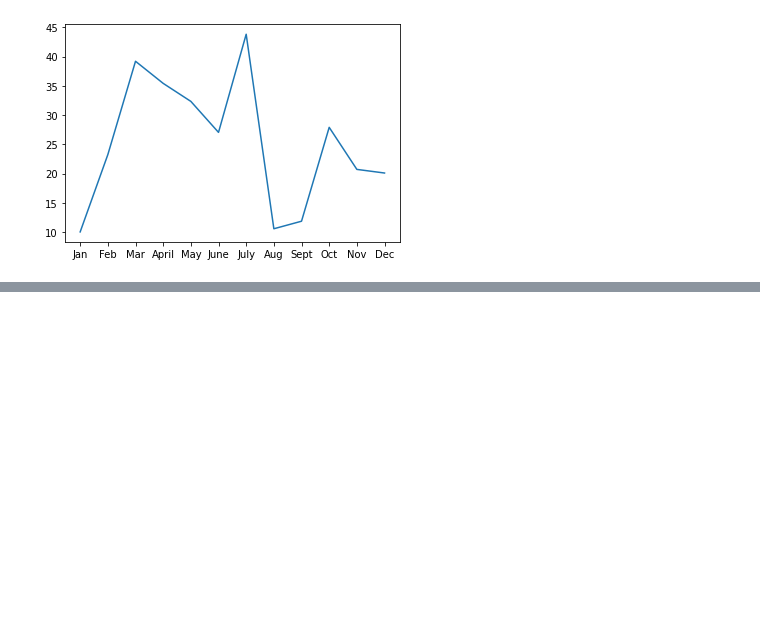
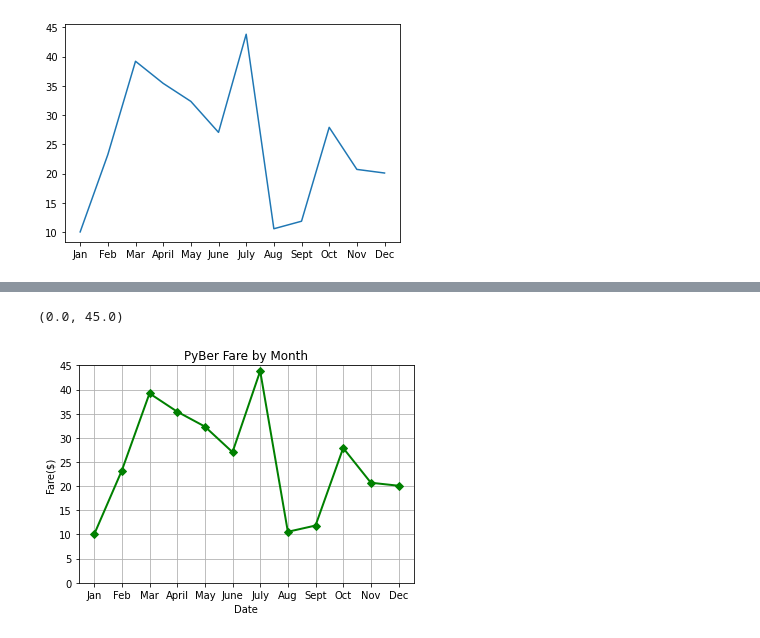
Before and after one commit to a-lau-gonza/challenge-5-PyBer_Analysis, a Jupyter notebook: matplotlib_practice.ipynb, the cells around one changed output, grey strips where cells are left out. Saved outputs shown, nothing was run; the diff lists cells and outputs as text; code cells hidden in the pictures; blank space fills up the shorter version.

```diff
--- a/matplotlib_practice.ipynb
+++ b/matplotlib_practice.ipynb
@@ -35,0 +68,12 @@ plt.show()
+# %%
+# Create the plot with ax.plt()
+fig, ax = plt.subplots()
+ax.plot(x_axis, y_axis, color="green", marker="D", linewidth=2, label='Boston')
+ax.set_xlabel('Date')
+ax.set_ylabel('Fare($)')
+ax.set_title('PyBer Fare by Month')
+ax.grid()
+ax.set_ylim(0, 45)
+# %% [output]
+(0.0, 45.0)
+[figure, added]
```
Also changed, not shown: parts of 2 cells of this notebook.
